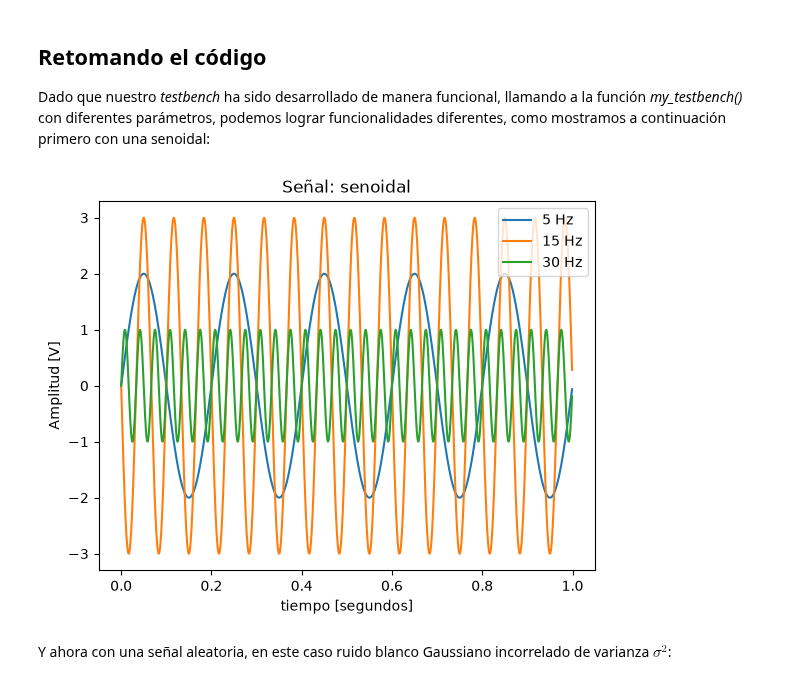
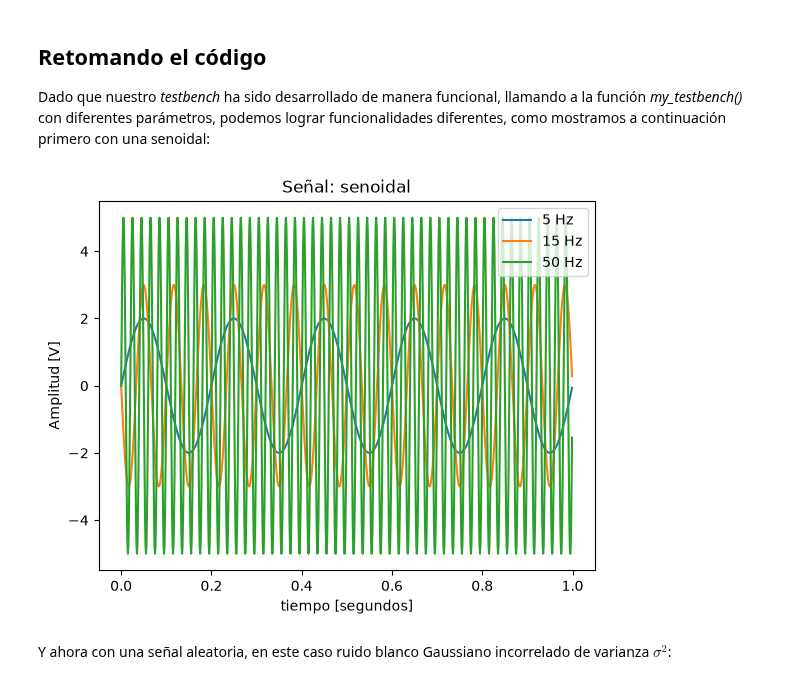
Before and after one commit to jeronimolan/APS-UNSAM, a Jupyter notebook: notebook0-UNSAM.ipynb, the cells around one changed output. Drawn from its saved outputs; the diff is of its cells as text; code cells hidden in the pictures.

```diff
--- a/notebook0-UNSAM.ipynb
+++ b/notebook0-UNSAM.ipynb
@@ -190,18 +190,18 @@ IFrame("./lapiz_y_papel.pdf", width=1000, height=1000)
 Dado que nuestro *testbench* ha sido desarrollado de manera funcional, llamando a la función *my_testbench()* con diferentes parámetros, podemos lograr funcionalidades diferentes, como mostramos a continuación primero con una senoidal:
 # %%
 sig_props = { 'tipo': 'senoidal',
-              'frecuencia': (5, 15, 30), # Uso de tuplas para las frecuencias
-              'amplitud':   (2, 3,  1),
+              'frecuencia': (5, 15, 50), # Uso de tuplas para las frecuencias
+              'amplitud':   (2, 3,  5),
               'fase':       (0, np.pi,  0)
              }
 # Como también puedo agregar un campo descripción de manera programática
 # este tipo de sintaxis es *MUY* de Python
 sig_props['descripcion'] = [ str(a_freq) + ' Hz' for a_freq in sig_props['frecuencia'] ]
 
 # Invocamos a nuestro testbench exclusivamente:
 my_testbench( sig_props )
 # %% [output]
-[figure, old version]
+[figure, new version]
 # %% [markdown]
 Y ahora con una señal aleatoria, en este caso ruido blanco Gaussiano incorrelado de varianza $\sigma^2$:
 # %%
```
Also changed, not shown: parts of 2 cells of this notebook.
